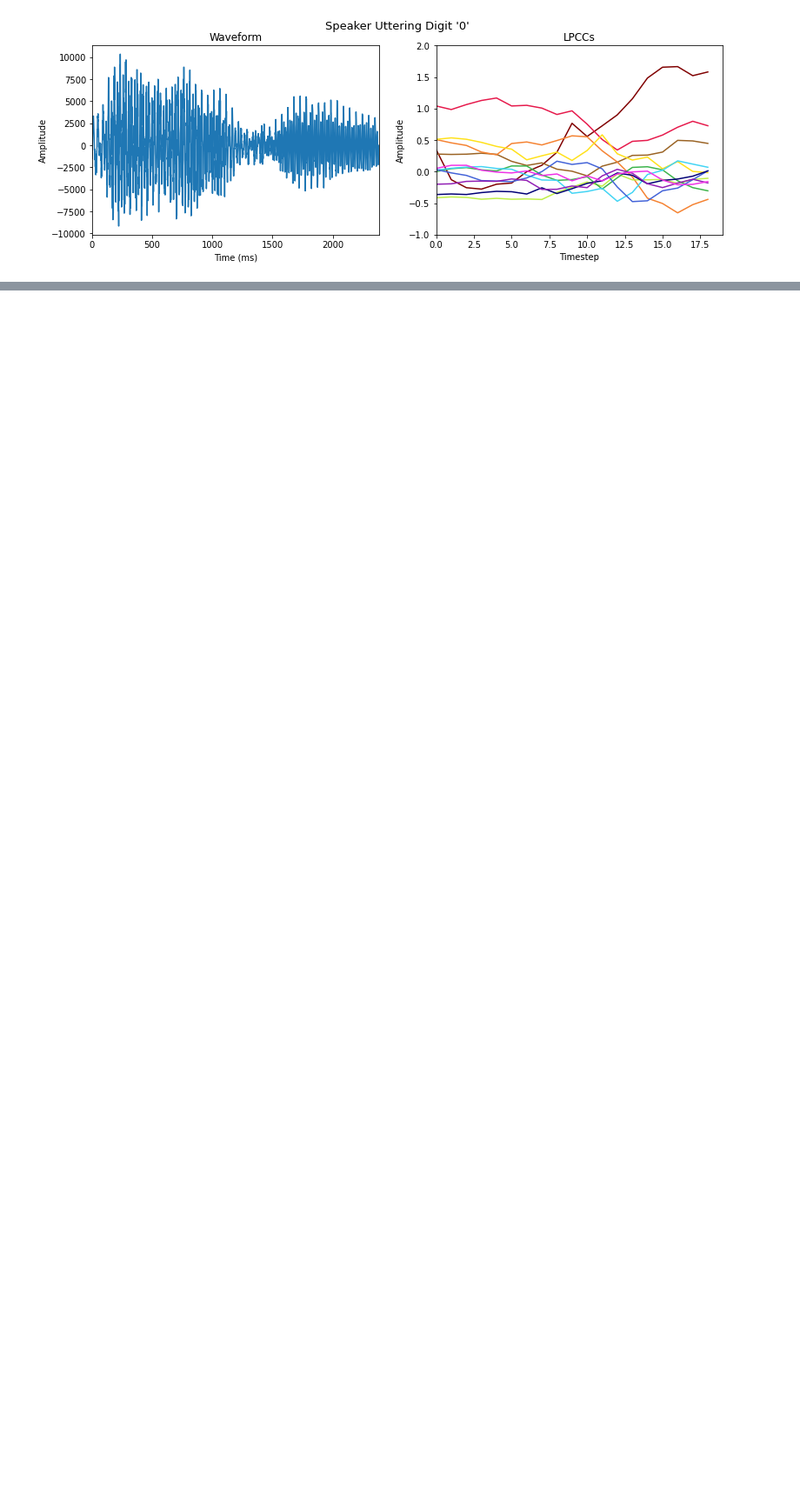
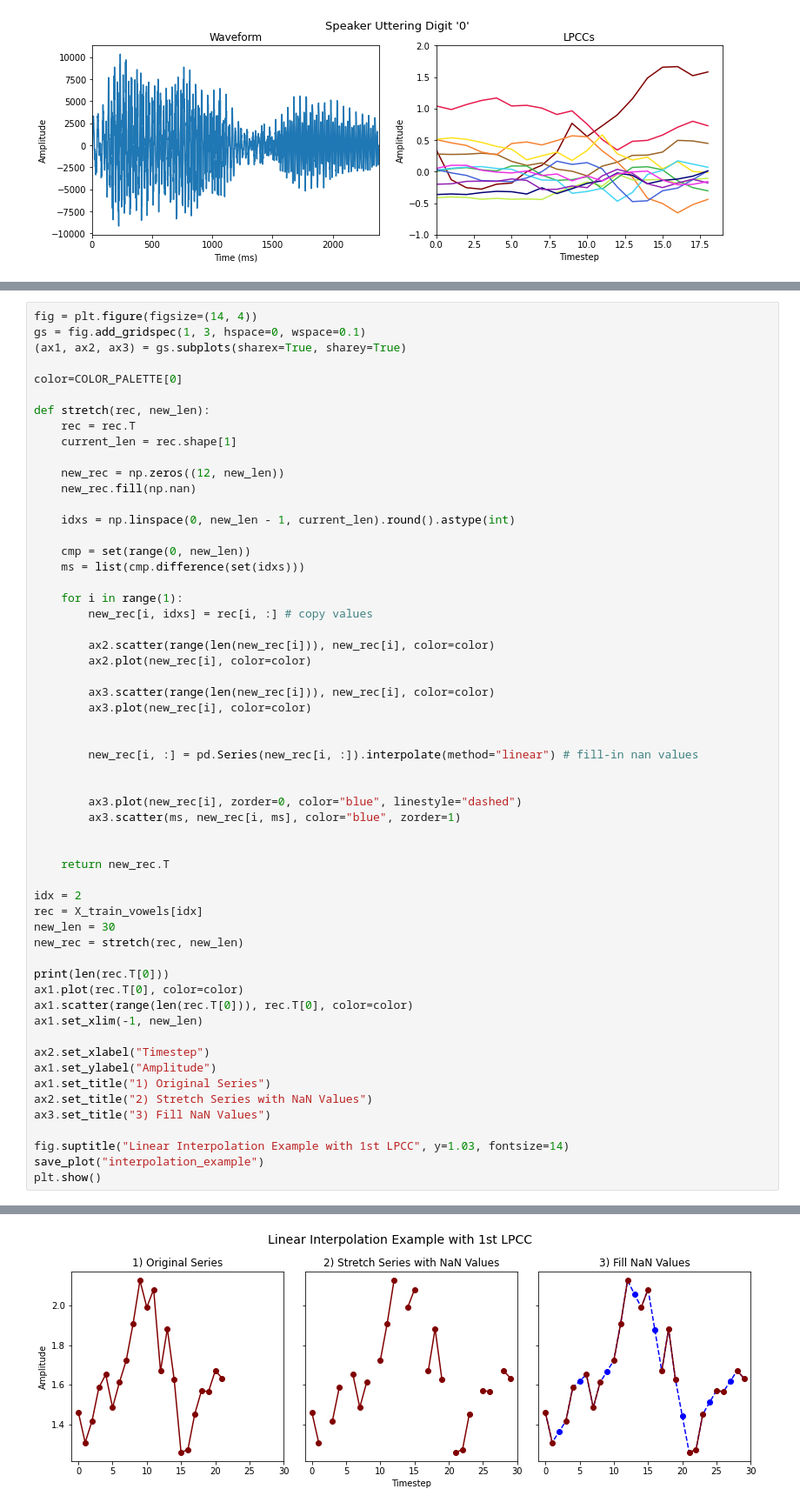
Before and after one commit to NikolaiHerrmann/audio-classifier, a Jupyter notebook: data_description.ipynb, the cells around one changed output, grey strips where cells are left out. Shown: that part at 87% size. Cells and saved outputs as stored; diff of their text form; blank space fills up the shorter version.

```diff
--- a/data_description.ipynb
+++ b/data_description.ipynb
@@ -163,0 +165,58 @@ save_plot("uniform_length")
+# %%
+fig = plt.figure(figsize=(14, 4))
+gs = fig.add_gridspec(1, 3, hspace=0, wspace=0.1)
+(ax1, ax2, ax3) = gs.subplots(sharex=True, sharey=True)
+
+color=COLOR_PALETTE[0]
+
+def stretch(rec, new_len):
+    rec = rec.T
+    current_len = rec.shape[1]
+
+    new_rec = np.zeros((12, new_len))
+    new_rec.fill(np.nan)
+
+    idxs = np.linspace(0, new_len - 1, current_len).round().astype(int)
+
+    cmp = set(range(0, new_len))
+    ms = list(cmp.difference(set(idxs)))
+
+    for i in range(1):
+        new_rec[i, idxs] = rec[i, :] # copy values
+
+        ax2.scatter(range(len(new_rec[i])), new_rec[i], color=color)
+        ax2.plot(new_rec[i], color=color)
+
+        ax3.scatter(range(len(new_rec[i])), new_rec[i], color=color)
+        ax3.plot(new_rec[i], color=color)
+
+
+        new_rec[i, :] = pd.Series(new_rec[i, :]).interpolate(method="linear") # fill-in nan values
+
+
+        ax3.plot(new_rec[i], zorder=0, color="blue", linestyle="dashed")
+        ax3.scatter(ms, new_rec[i, ms], color="blue", zorder=1)
+
+
+    return new_rec.T
+
+idx = 2
+rec = X_train_vowels[idx]
+new_len = 30
+new_rec = stretch(rec, new_len)
+
+print(len(rec.T[0]))
+ax1.plot(rec.T[0], color=color)
+ax1.scatter(range(len(rec.T[0])), rec.T[0], color=color)
+ax1.set_xlim(-1, new_len)
+
+ax2.set_xlabel("Timestep")
+ax1.set_ylabel("Amplitude")
+ax1.set_title("1) Original Series")
+ax2.set_title("2) Stretch Series with NaN Values")
+ax3.set_title("3) Fill NaN Values")
+
+fig.suptitle("Linear Interpolation Example with 1st LPCC", y=1.03, fontsize=14)
+save_plot("interpolation_example")
+plt.show()
+# %% [output]
@@ -163,0 +224 @@ save_plot("uniform_length")
+[figure, added]
```
Also changed, not shown: parts of 5 cells of this notebook.
